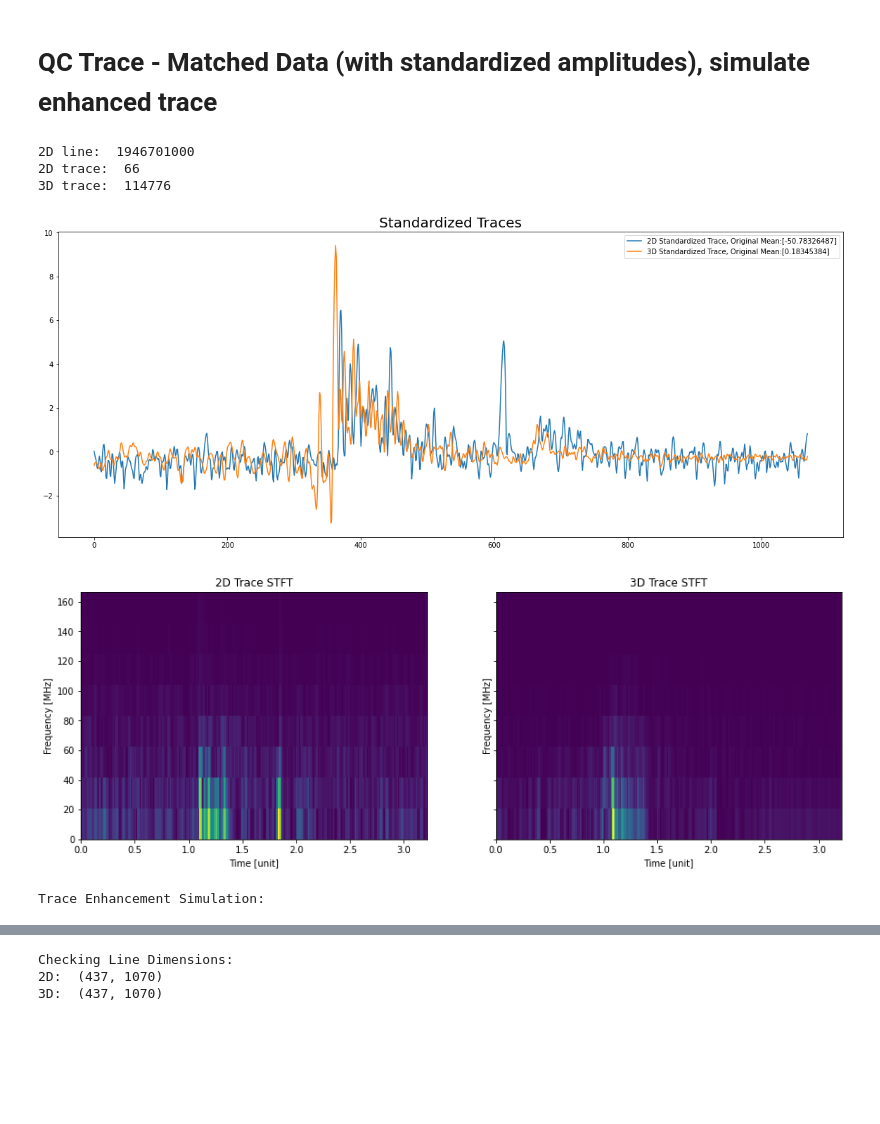
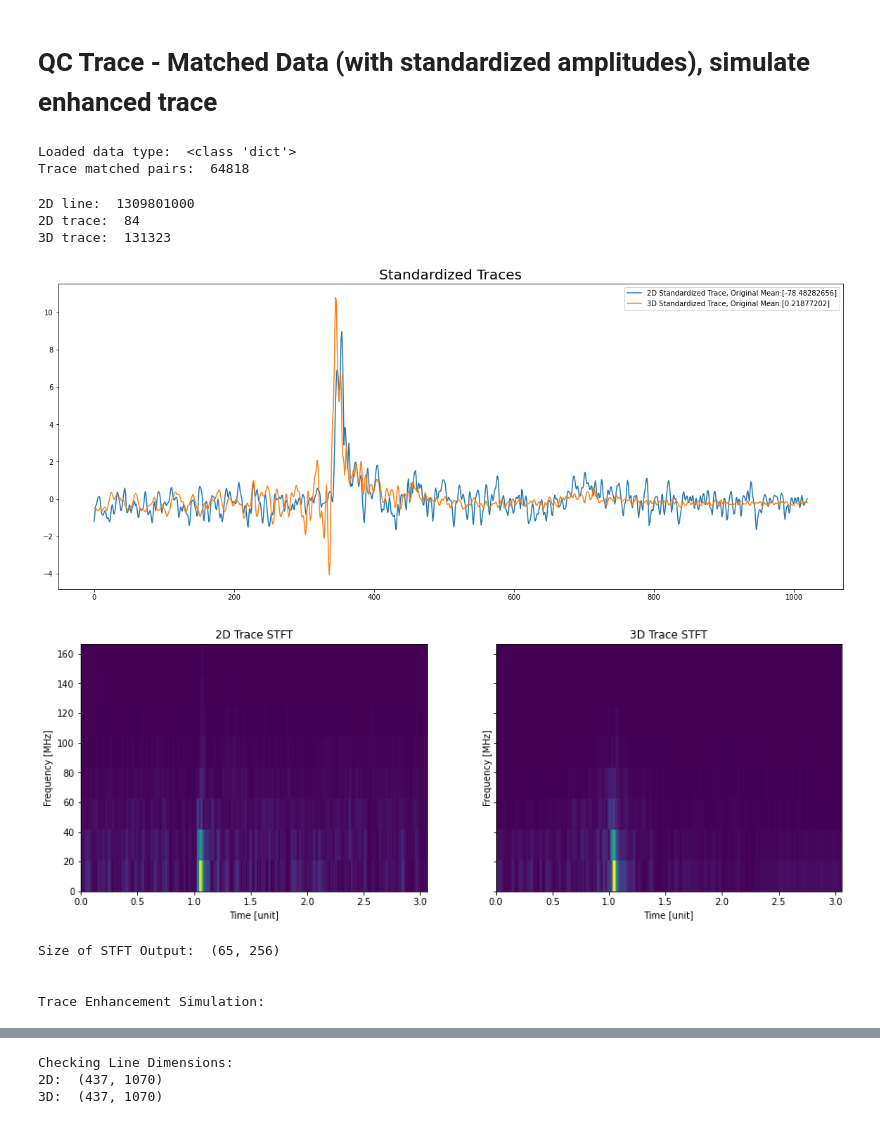
Before and after one commit to astroChance/RadNET, a Jupyter notebook: MPnet_workbook.ipynb, the cells around one changed output, grey strips where cells are left out. Drawn from its saved outputs; the diff is of its cells as text; code cells hidden in the pictures; blank space fills up the shorter version.

Commit message:
need to test reshaping

```diff
--- a/MPnet_workbook.ipynb
+++ b/MPnet_workbook.ipynb
@@ -277,6 +277,23 @@ print(random.choice(list(TraceDict.items())))
 ('1043102000', {'1': [250558], '2': [250057], '3': [250058], '4': [249558], '5': [249057], '6': [248557], '7': [248557], '8': [248057], '9': [247557], '10': [247056], '11': [247057], '12': [246557], ' ...
 # %% [markdown]
 # QC Trace - Matched Data (with standardized amplitudes), simulate enhanced trace
+# %%
+# Check the trace match dictionary
+
+Trace_Map_Dict = "/content/drive/My Drive/MPnet/GAN data/2D_to_3D_Trace_Dict.json"
+with open(Trace_Map_Dict, 'r') as TraceDictFile:
+  TraceDict = json.load(TraceDictFile)
+
+print("Loaded data type: ", type(TraceDict))
+
+trace_count=0
+for k,v in TraceDict.items():
+  trace_count = trace_count + len(v)
+
+print("Trace matched pairs: ", trace_count)
+# %% [output]
+Loaded data type:  <class 'dict'>
+Trace matched pairs:  64818
 # %%
 """
 Plot a random 2D trace and it's corresponding 3D trace
@@ -339,6 +356,10 @@ with segyio.open(Rand2DFile, 'r') as segyfile:
 with segyio.open(Volume3D, 'r') as segyfile:
   display_trace_3D = segyfile.trace[Rand3DTrace]
 
+
+#### test making spec trace smaller to eventually reshape Zxx
+display_trace_2D = display_trace_2D[30:-20]
+display_trace_3D = display_trace_3D[30:-20]
 
 # Create trace plot
 if Plot_Together.upper() == 'Y':
@@ -408,6 +429,8 @@ if Use_STFT.upper() == 'Y':
 
   plt.ylim(0, (max(f2D) / 8))
   plt.show()
+
+  print("Size of STFT Output: ", Zxx2D.shape)
 
   if Sim_Trace.upper() == 'Y':
     print("\n\nTrace Enhancement Simulation:")
@@ -458,36 +481,39 @@ if Use_STFT.upper() == 'Y':
       ax[0].plot(diff1_3D, label='Difference to 3D')
       ax[0].legend()
       ax[0].set_title('Difference between Simulated Enhanced Trace and Upsampled 2D / 3D')
       # ax[0].set_ylim(-4,10)
 
       ax[1].plot(diff_blend_2D, label='Difference to 2D')
       ax[1].plot(diff_blend_3D, label='Difference to 3D')
       ax[1].legend()
       ax[1].set_title('Difference between BLENDED Simulated Enhanced Trace and Upsampled 2D / 3D')
       # ax[1].set_ylim(-4,10)
 
       plt.show()
 
 else:
 
   f2D, t2D, Sxx2D = signal.spectrogram(Upsample_2D, fs)
   ax[0].pcolormesh(t2D, f2D, Sxx2D, shading='gouraud')
   ax[0].set_ylabel('Frequency [MHz]')
   ax[0].set_xlabel('Time [unit]')
   ax[0].set_title('2D Trace Spectrogram')
 
   f3D, t3D, Sxx3D = signal.spectrogram(Upsample_3D, fs)
   ax[1].pcolormesh(t3D, f3D, Sxx3D, shading='gouraud')
   ax[1].set_ylabel('Frequency [MHz]')
   ax[1].set_xlabel('Time [unit]')
   ax[1].set_title('3D Trace Spectrogram')
 
   # plt.ylim(0, (max(f2D) / 8))
   plt.show()
 # %% [output]
-2D line:  1946701000
-2D trace:  66
-3D trace:  114776
+2D line:  1309801000
+2D trace:  84
+3D trace:  131323
-[figure, old version]
+[figure, new version]
-[figure, old version]
+[figure, new version]
+Size of STFT Output:  (65, 256)
+
+
 Trace Enhancement Simulation:
```
Also changed, not shown: parts of 3 cells of this notebook.
